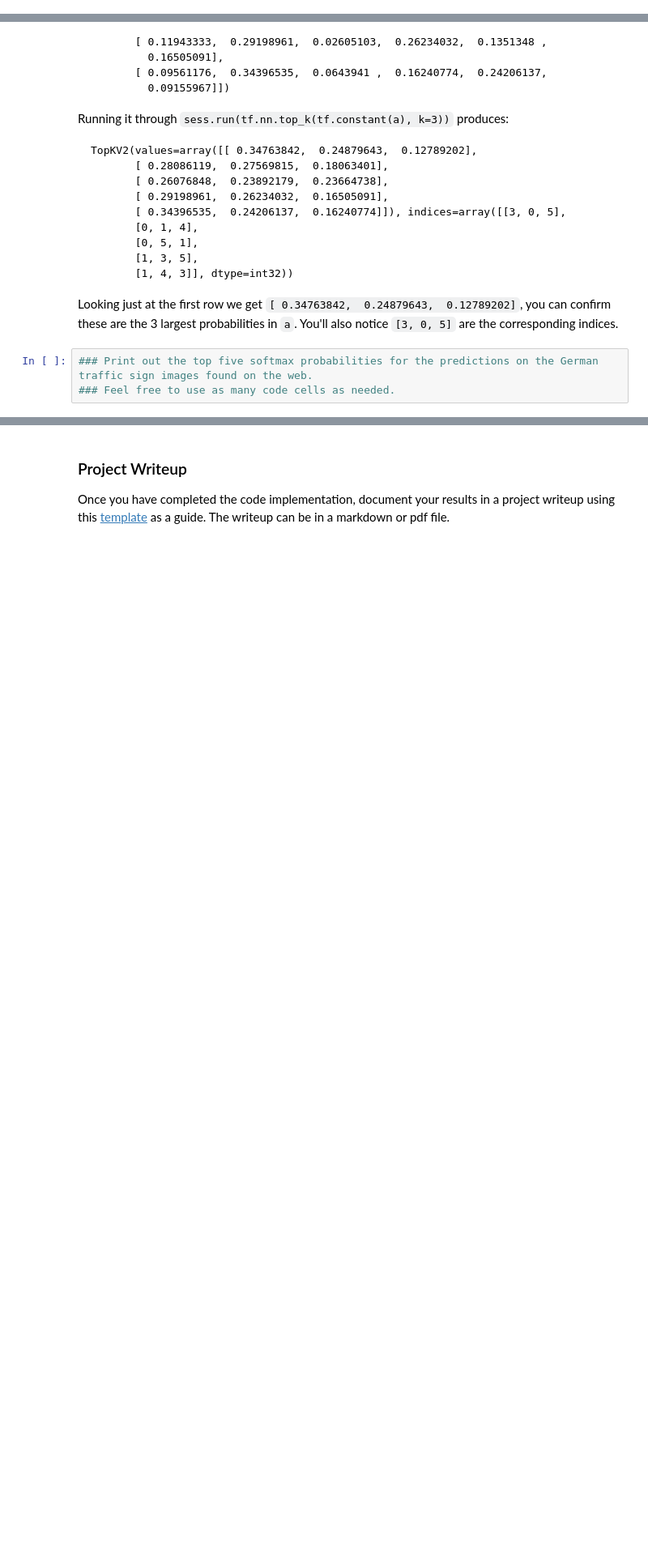
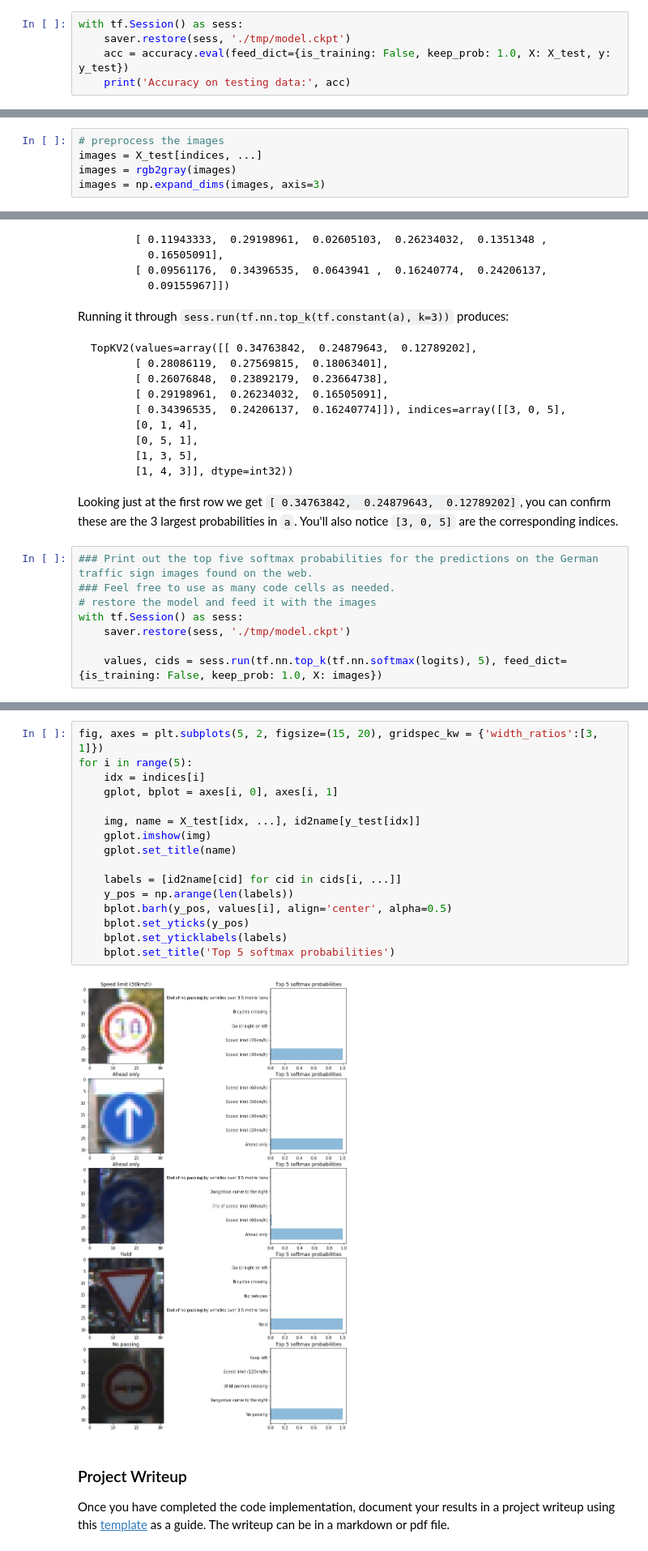
Before and after one commit to CtheSky/Udacity-Traffic-Sign-Classifier, a Jupyter notebook: Traffic_Sign_Classifier.ipynb, the cells around one changed output, grey strips where cells are left out. Shown at 81% size. Saved outputs shown, nothing was run; the diff lists cells and outputs as text; blank space fills up the shorter version.

```diff
--- a/Traffic_Sign_Classifier.ipynb
+++ b/Traffic_Sign_Classifier.ipynb
@@ -242,0 +448,5 @@ sets imply underfitting. A high accuracy on the training set but low accuracy on
+# %%
+with tf.Session() as sess:
+    saver.restore(sess, './tmp/model.ckpt')
+    acc = accuracy.eval(feed_dict={is_training: False, keep_prob: 1.0, X: X_test, y: y_test})
+    print('Accuracy on testing data:', acc)
@@ -261,0 +485,5 @@ You may find `signnames.csv` useful as it contains mappings from the class id (i
+# %%
+# preprocess the images
+images = X_test[indices, ...]
+images = rgb2gray(images)
+images = np.expand_dims(images, axis=3)
@@ -307,3 +555,8 @@ Looking just at the first row we get `[ 0.34763842,  0.24879643,  0.12789202]`,
 # %%
 ### Print out the top five softmax probabilities for the predictions on the German traffic sign images found on the web.
 ### Feel free to use as many code cells as needed.
+# restore the model and feed it with the images
+with tf.Session() as sess:
+    saver.restore(sess, './tmp/model.ckpt')
+
+    values, cids = sess.run(tf.nn.top_k(tf.nn.softmax(logits), 5), feed_dict={is_training: False, keep_prob: 1.0, X: images})
@@ -310,3 +565,21 @@ Looking just at the first row we get `[ 0.34763842,  0.24879643,  0.12789202]`,
+# %%
+fig, axes = plt.subplots(5, 2, figsize=(15, 20), gridspec_kw = {'width_ratios':[3, 1]})
+for i in range(5):
+    idx = indices[i]
+    gplot, bplot = axes[i, 0], axes[i, 1]
+
+    img, name = X_test[idx, ...], id2name[y_test[idx]]
+    gplot.imshow(img)
+    gplot.set_title(name)
+
+    labels = [id2name[cid] for cid in cids[i, ...]]
+    y_pos = np.arange(len(labels))
+    bplot.barh(y_pos, values[i], align='center', alpha=0.5)
+    bplot.set_yticks(y_pos)
+    bplot.set_yticklabels(labels)
+    bplot.set_title('Top 5 softmax probabilities')
+# %% [output]
+[figure, added]
 # %% [markdown]
 ### Project Writeup
 
```
Also changed, not shown: parts of 34 cells of this notebook.
